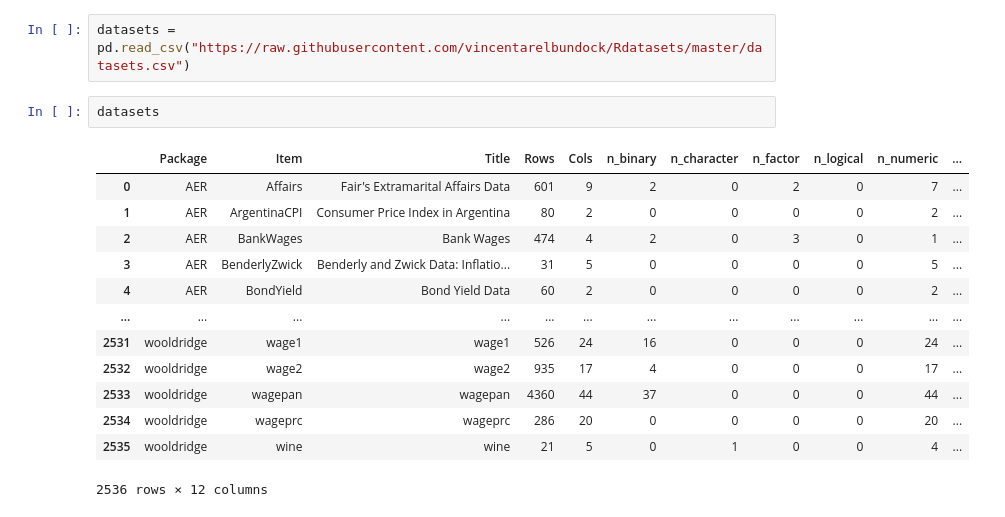
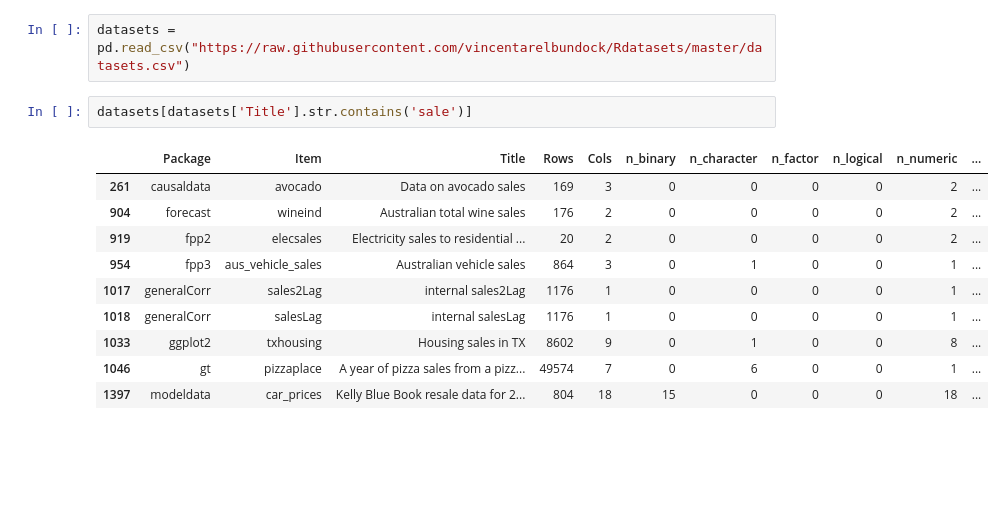
Before and after one commit to Mmd4LIFE/000-quera-bc, a Jupyter notebook: 02-pandas/pandas_intro.ipynb, the cells around one changed output. Drawn from its saved outputs; the diff is of its cells as text; blank space fills up the shorter version.

```diff
--- a/02-pandas/pandas_intro.ipynb
+++ b/02-pandas/pandas_intro.ipynb
@@ -453,20 +453,17 @@ df.groupby(df['InvoiceDate'].dt.to_period('M')).agg(
 | 12 | 2011-12 | 226333 | 686 |
 # %%
 datasets = pd.read_csv("https://raw.githubusercontent.com/vincentarelbundock/Rdatasets/master/datasets.csv")
-# %%
-datasets
-# %% [output]
-|  | Package | Item | Title | Rows | Cols | n_binary | n_character | n_factor | n_logical | n_numeric | ... |
-| 0 | AER | Affairs | Fair's Extramarital Affairs Data | 601 | 9 | 2 | 0 | 2 | 0 | 7 | ... |
-| 1 | AER | ArgentinaCPI | Consumer Price Index in Argentina | 80 | 2 | 0 | 0 | 0 | 0 | 2 | ... |
-| 2 | AER | BankWages | Bank Wages | 474 | 4 | 2 | 0 | 3 | 0 | 1 | ... |
-| 3 | AER | BenderlyZwick | Benderly and Zwick Data: Inflatio... | 31 | 5 | 0 | 0 | 0 | 0 | 5 | ... |
-| 4 | AER | BondYield | Bond Yield Data | 60 | 2 | 0 | 0 | 0 | 0 | 2 | ... |
-| ... | ... | ... | ... | ... | ... | ... | ... | ... | ... | ... | ... |
-| 2531 | wooldridge | wage1 | wage1 | 526 | 24 | 16 | 0 | 0 | 0 | 24 | ... |
-| 2532 | wooldridge | wage2 | wage2 | 935 | 17 | 4 | 0 | 0 | 0 | 17 | ... |
-| 2533 | wooldridge | wagepan | wagepan | 4360 | 44 | 37 | 0 | 0 | 0 | 44 | ... |
-| 2534 | wooldridge | wageprc | wageprc | 286 | 20 | 0 | 0 | 0 | 0 | 20 | ... |
-| 2535 | wooldridge | wine | wine | 21 | 5 | 0 | 1 | 0 | 0 | 4 | ... |
-2536 rows × 12 columns
+# %%
+datasets[datasets['Title'].str.contains('sale')]
+# %% [output]
+|  | Package | Item | Title | Rows | Cols | n_binary | n_character | n_factor | n_logical | n_numeric | ... |
+| 261 | causaldata | avocado | Data on avocado sales | 169 | 3 | 0 | 0 | 0 | 0 | 2 | ... |
+| 904 | forecast | wineind | Australian total wine sales | 176 | 2 | 0 | 0 | 0 | 0 | 2 | ... |
+| 919 | fpp2 | elecsales | Electricity sales to residential ... | 20 | 2 | 0 | 0 | 0 | 0 | 2 | ... |
+| 954 | fpp3 | aus_vehicle_sales | Australian vehicle sales | 864 | 3 | 0 | 1 | 0 | 0 | 1 | ... |
+| 1017 | generalCorr | sales2Lag | internal sales2Lag | 1176 | 1 | 0 | 0 | 0 | 0 | 1 | ... |
+| 1018 | generalCorr | salesLag | internal salesLag | 1176 | 1 | 0 | 0 | 0 | 0 | 1 | ... |
+| 1033 | ggplot2 | txhousing | Housing sales in TX | 8602 | 9 | 0 | 1 | 0 | 0 | 8 | ... |
+| 1046 | gt | pizzaplace | A year of pizza sales from a pizz... | 49574 | 7 | 0 | 6 | 0 | 0 | 1 | ... |
+| 1397 | modeldata | car_prices | Kelly Blue Book resale data for 2... | 804 | 18 | 15 | 0 | 0 | 0 | 18 | ... |
 # %%
```
Also changed, not shown: parts of 4 cells of this notebook.
